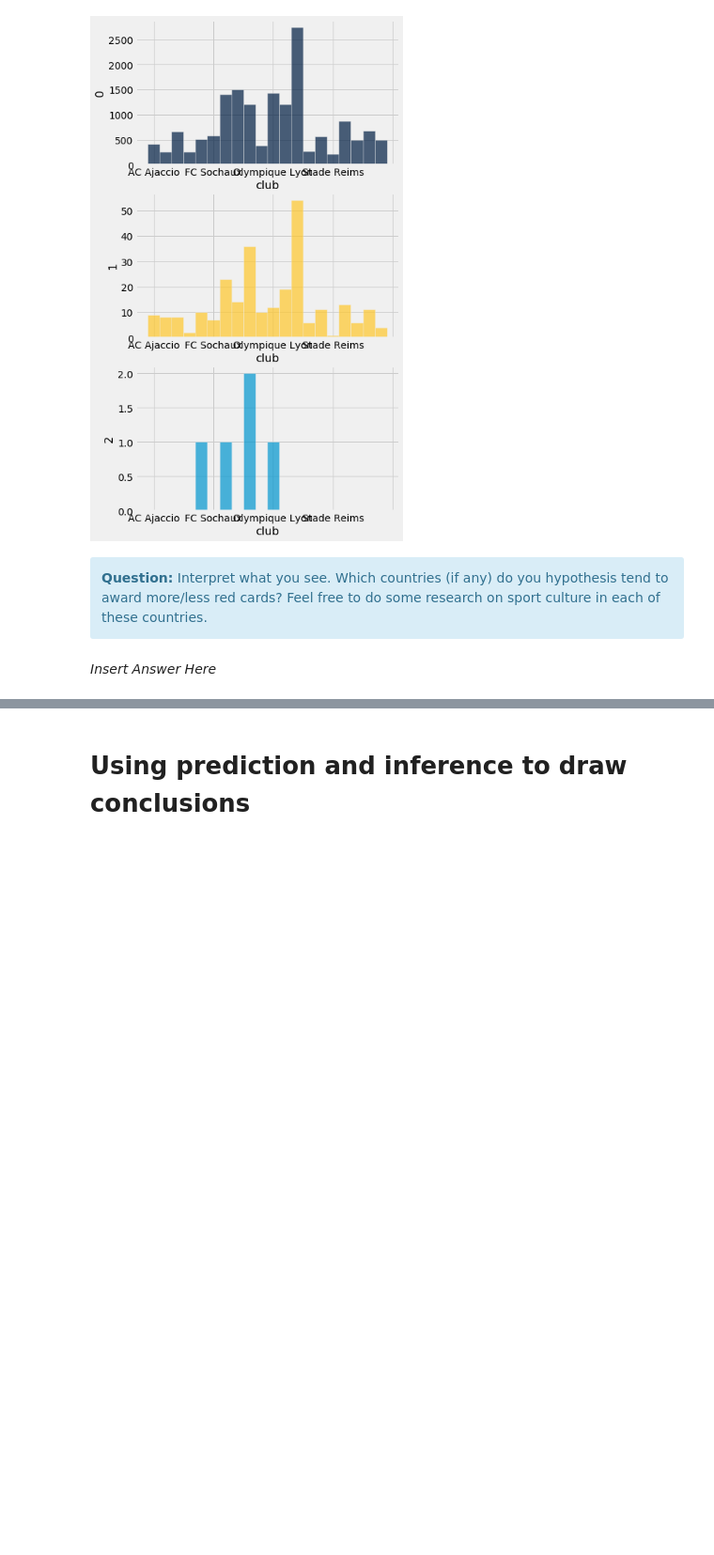
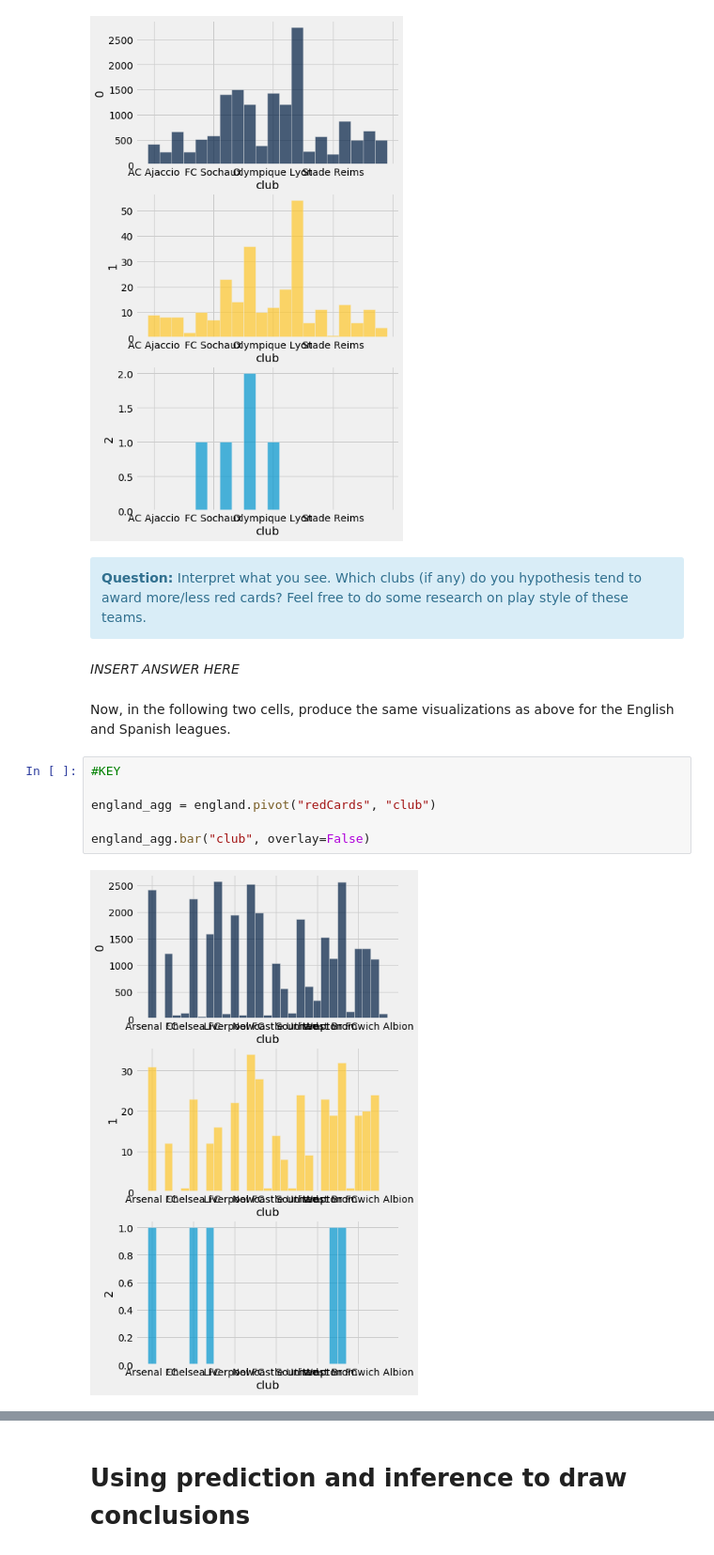
Before and after one commit to ds-modules/BUDS-SU21-Dev, a Jupyter notebook: Project_Extensions/Soccer/Soccer_Extension.ipynb, the cells around one changed output, grey strips where cells are left out. Shown at 94% size. Saved outputs shown, nothing was run; the diff lists cells and outputs as text; blank space fills up the shorter version.

```diff
--- a/Project_Extensions/Soccer/Soccer_Extension.ipynb
+++ b/Project_Extensions/Soccer/Soccer_Extension.ipynb
@@ -248,7 +287,17 @@ france_agg.bar("club", overlay=False)
 # %% [markdown]
 <div class="alert alert-info">
 <b>Question:</b>
-Interpret what you see. Which countries (if any) do you hypothesis tend to award more/less red cards? Feel free to do some research on sport culture in each of these countries.
+Interpret what you see. Which clubs (if any) do you hypothesis tend to award more/less red cards? Feel free to do some research on play style of these teams.
    </div>
-# %% [markdown]
-*Insert Answer Here*
+# %% [markdown]
+*INSERT ANSWER HERE*
+# %% [markdown]
+Now, in the following two cells, produce the same visualizations as above for the English and Spanish leagues.
+# %%
+#KEY
+
+england_agg = england.pivot("redCards", "club")
+
+england_agg.bar("club", overlay=False)
+# %% [output]
+[figure, added]
```
Also changed, not shown: parts of 22 cells of this notebook.
